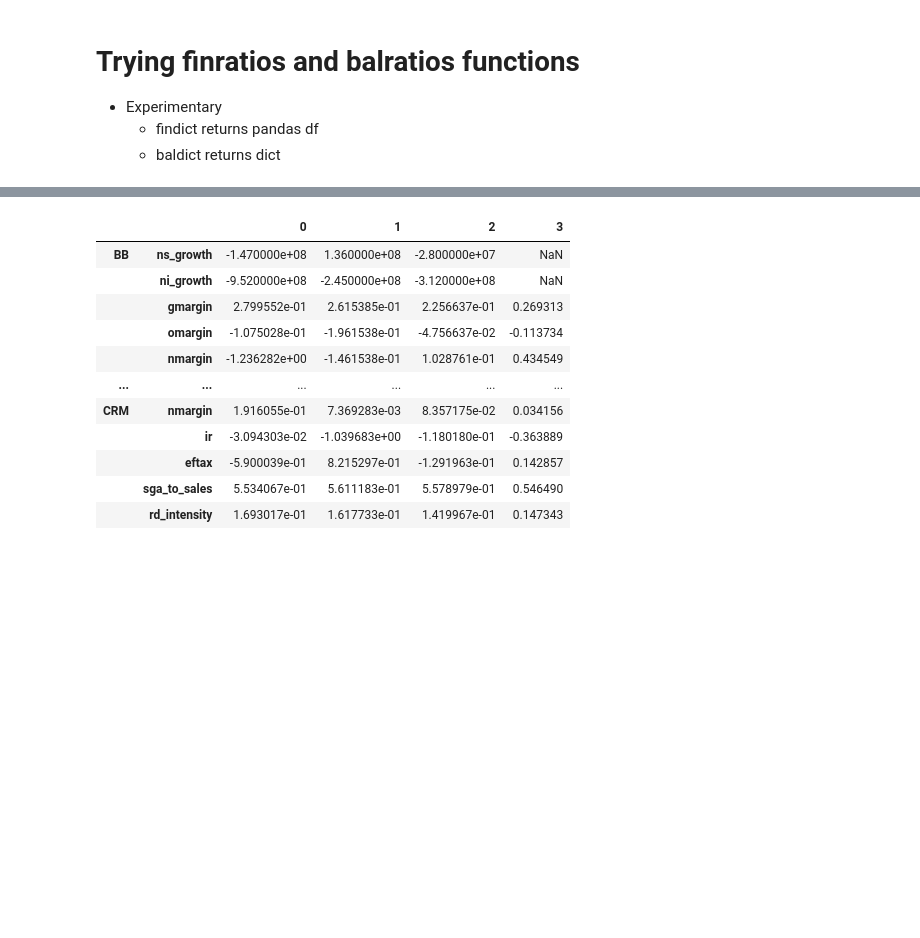
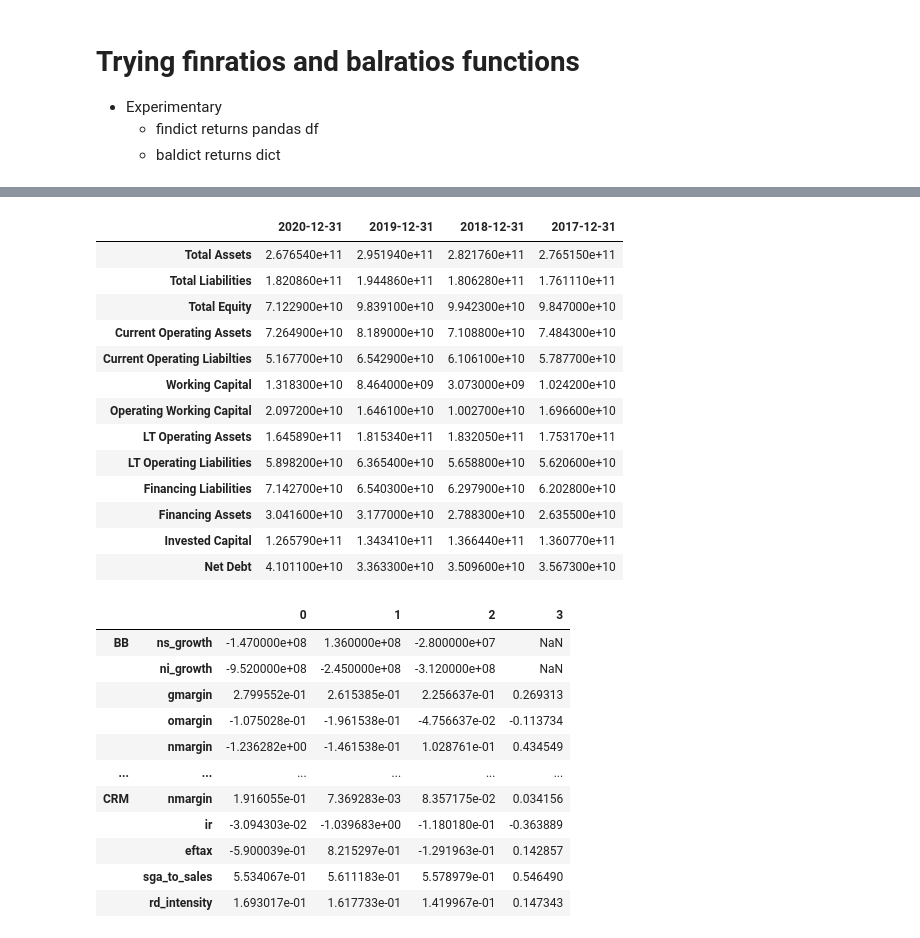
Before and after one commit to martinpanacek789/IES_Project, a Jupyter notebook: exploration.ipynb, the cells around one changed output, grey strips where cells are left out. Cells and saved outputs as stored; diff of their text form; code cells hidden in the pictures; blank space fills up the shorter version.

Commit message:
Remedied balratio function, zero net debt issue

```diff
--- a/exploration.ipynb
+++ b/exploration.ipynb
@@ -92,3 +105,20 @@ baldict = {ticker : balratios(ticker) for ticker in portfolio_tickers}
+# %%
+pd.DataFrame(balratios('BP')).T
+# %% [output]
+|  | 2020-12-31 | 2019-12-31 | 2018-12-31 | 2017-12-31 |
+| Total Assets | 2.676540e+11 | 2.951940e+11 | 2.821760e+11 | 2.765150e+11 |
+| Total Liabilities | 1.820860e+11 | 1.944860e+11 | 1.806280e+11 | 1.761110e+11 |
+| Total Equity | 7.122900e+10 | 9.839100e+10 | 9.942300e+10 | 9.847000e+10 |
+| Current Operating Assets | 7.264900e+10 | 8.189000e+10 | 7.108800e+10 | 7.484300e+10 |
+| Current Operating Liabilties | 5.167700e+10 | 6.542900e+10 | 6.106100e+10 | 5.787700e+10 |
+| Working Capital | 1.318300e+10 | 8.464000e+09 | 3.073000e+09 | 1.024200e+10 |
+| Operating Working Capital | 2.097200e+10 | 1.646100e+10 | 1.002700e+10 | 1.696600e+10 |
+| LT Operating Assets | 1.645890e+11 | 1.815340e+11 | 1.832050e+11 | 1.753170e+11 |
+| LT Operating Liabilities | 5.898200e+10 | 6.365400e+10 | 5.658800e+10 | 5.620600e+10 |
+| Financing Liabilities | 7.142700e+10 | 6.540300e+10 | 6.297900e+10 | 6.202800e+10 |
+| Financing Assets | 3.041600e+10 | 3.177000e+10 | 2.788300e+10 | 2.635500e+10 |
+| Invested Capital | 1.265790e+11 | 1.343410e+11 | 1.366440e+11 | 1.360770e+11 |
+| Net Debt | 4.101100e+10 | 3.363300e+10 | 3.509600e+10 | 3.567300e+10 |
 # %%
 pd.concat({key : tfunc(df) for key, df in findict.items()})
 # %% [output]
```
Also changed, not shown: parts of 2 cells of this notebook, 1 other file.
